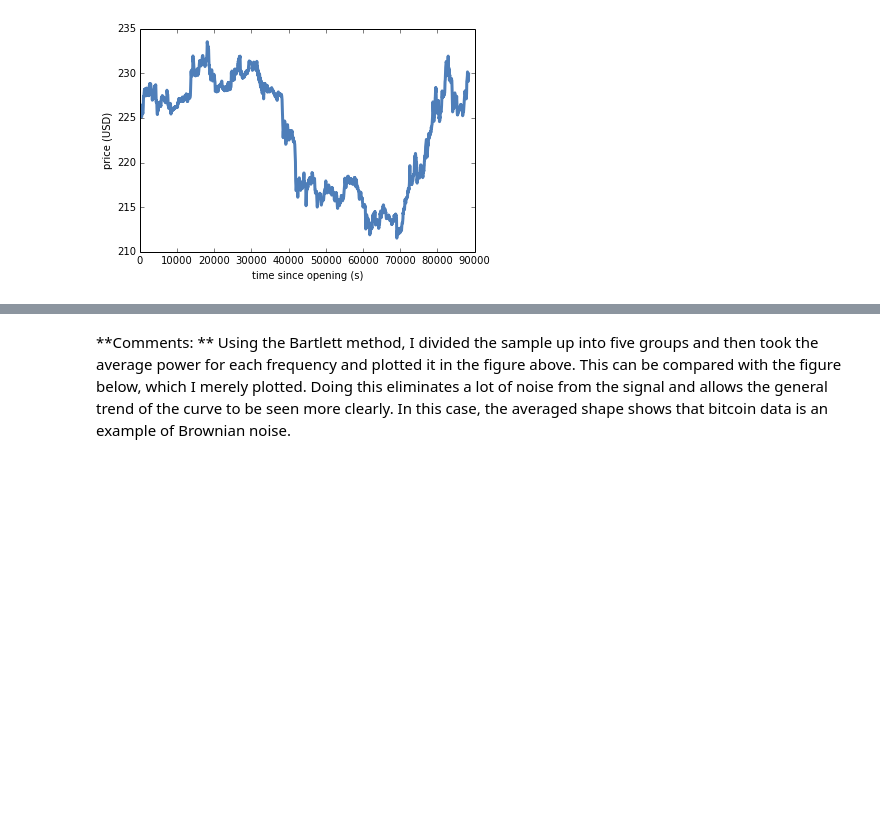
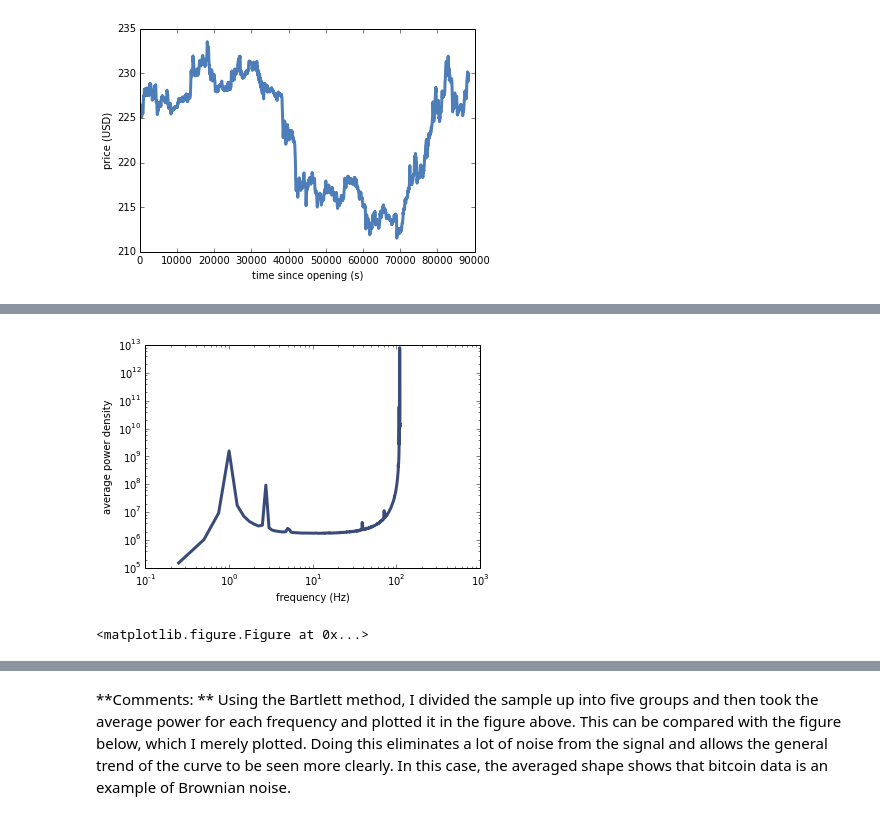
Before and after one commit to lvanderlyn/ThinkDSP, a Jupyter notebook: code/ps02.ipynb, the cells around one changed output, grey strips where cells are left out. Drawn from its saved outputs; the diff is of its cells as text; code cells hidden in the pictures; blank space fills up the shorter version.

```diff
--- a/code/ps02.ipynb
+++ b/code/ps02.ipynb
@@ -353,0 +368,5 @@ thinkplot.show(xlabel='frequency (Hz)', ylabel='average power density', xscale='
+# %%
+plot_bartlett(k_wave, 200)
+# %% [output]
+[figure, added]
+<matplotlib.figure.Figure at 0x...>
```
Also changed, not shown: parts of 6 cells of this notebook.
